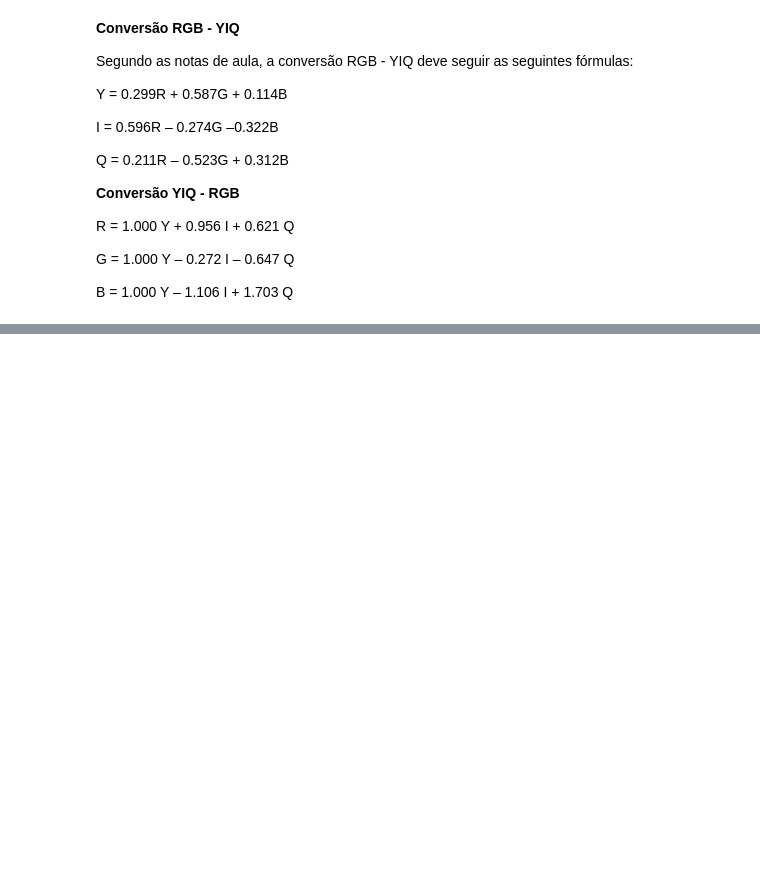
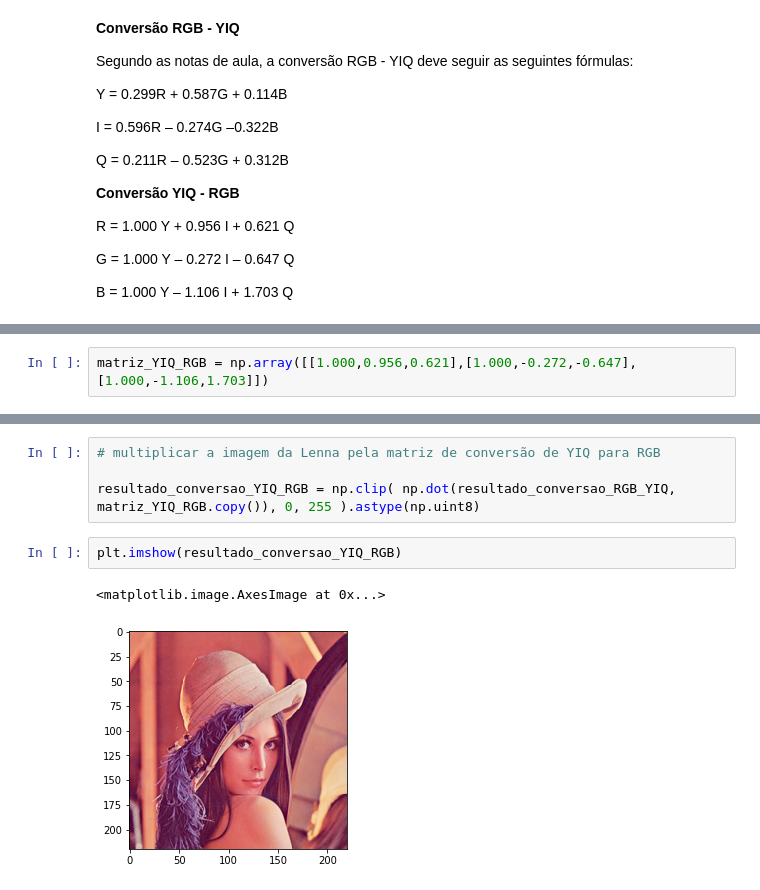
Before and after one commit to lucasnnobrega/DIP, a Jupyter notebook: DIP_Project.ipynb, the cells around one changed output, grey strips where cells are left out. Cells and saved outputs as stored; diff of their text form; blank space fills up the shorter version.

```diff
--- a/DIP_Project.ipynb
+++ b/DIP_Project.ipynb
@@ -136,0 +115,2 @@ b = (1.000 * y) - (1.106 * i) + (1.703 * q)
+# %%
+matriz_YIQ_RGB = np.array([[1.000,0.956,0.621],[1.000,-0.272,-0.647],[1.000,-1.106,1.703]])
@@ -136,0 +127,9 @@ b = (1.000 * y) - (1.106 * i) + (1.703 * q)
+# %%
+# multiplicar a imagem da Lenna pela matriz de conversão de YIQ para RGB
+
+resultado_conversao_YIQ_RGB = np.clip( np.dot(resultado_conversao_RGB_YIQ, matriz_YIQ_RGB.copy()), 0, 255 ).astype(np.uint8)
+# %%
+plt.imshow(resultado_conversao_YIQ_RGB)
+# %% [output]
+<matplotlib.image.AxesImage at 0x...>
+[figure, added]
```
Also changed, not shown: parts of 9 cells of this notebook.
